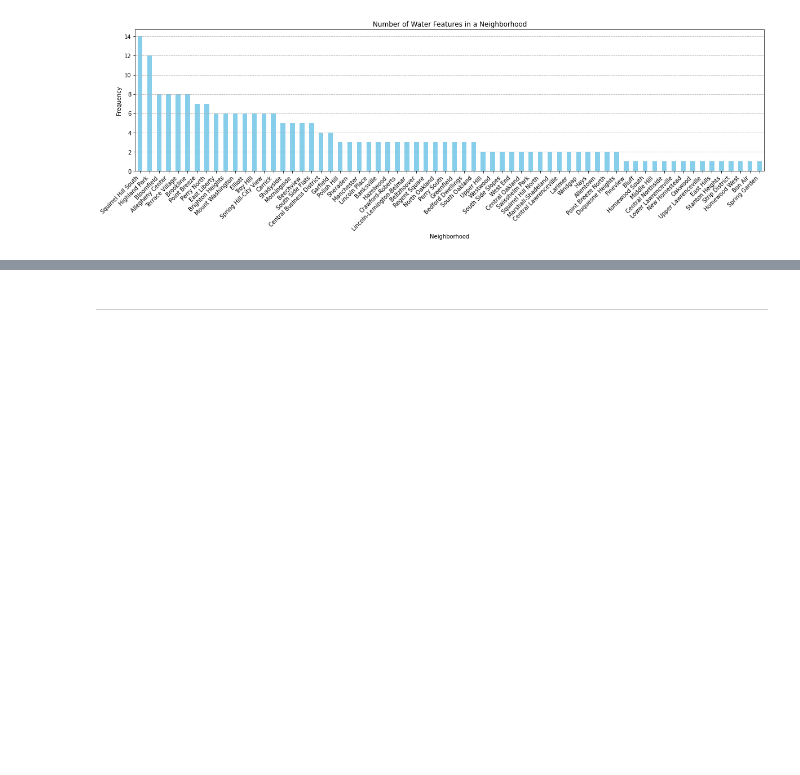
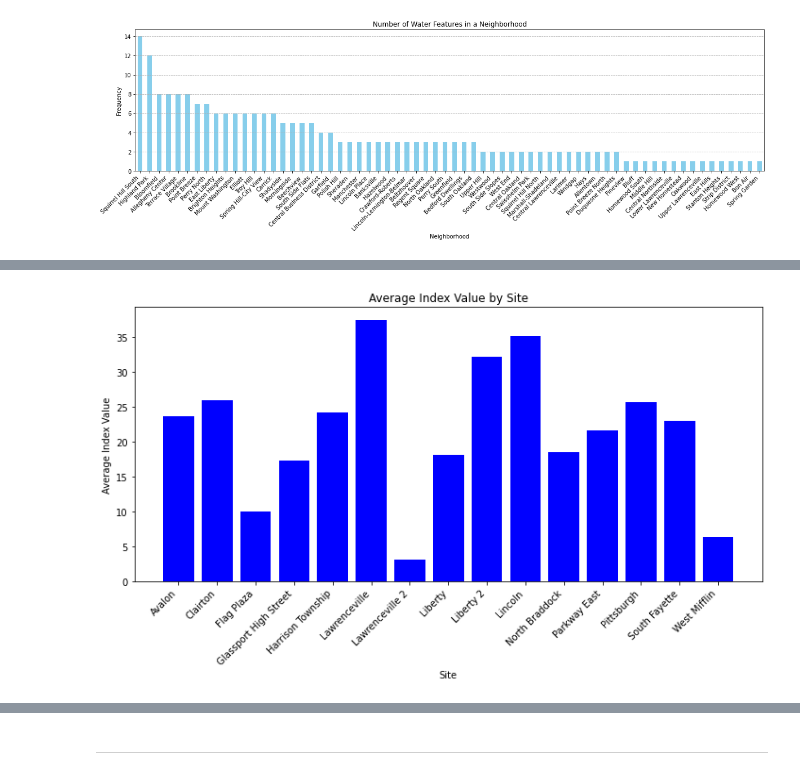
Before and after one commit to remysedlak/0010-final, a Jupyter notebook: presentation.ipynb, the cells around one changed output, grey strips where cells are left out. Drawn from its saved outputs; the diff is of its cells as text; code cells hidden in the pictures; blank space fills up the shorter version.

```diff
--- a/presentation.ipynb
+++ b/presentation.ipynb
@@ -80,0 +84,25 @@ plt.show()  # Show the plot
+# %%
+import pandas as pd
+import matplotlib.pyplot as plt
+
+# Load the data from the CSV file to a dataframe
+file = 'airQuality.csv'
+air_quality_data = pd.read_csv(file)
+
+# Grouping the data by 'site' and calculating the average 'index_value',reset index turns 'site' back into a regular column and creates a new index
+average_index_per_site = air_quality_data.groupby('site')['index_value'].mean().reset_index()
+
+# Renaming the 'index_value' column to 'average_index_value', inplace modifies the original dataframe
+average_index_per_site.rename(columns={'index_value': 'average_index_value'}, inplace=True)
+
+# Plotting the data as a bar graph
+plt.figure(figsize=(10, 6))  #Set figure size
+plt.bar(average_index_per_site['site'], average_index_per_site['average_index_value'], color='blue')  #Create bar chart and assign axis values
+plt.xlabel('Site')
+plt.ylabel('Average Index Value')
+plt.title('Average Index Value by Site')  #Labels
+plt.xticks(rotation=45, ha='right')
+plt.tight_layout()  #Format Labels
+plt.show()
+# %% [output]
+[figure, added]
```
Also changed, not shown: parts of 5 cells of this notebook.
